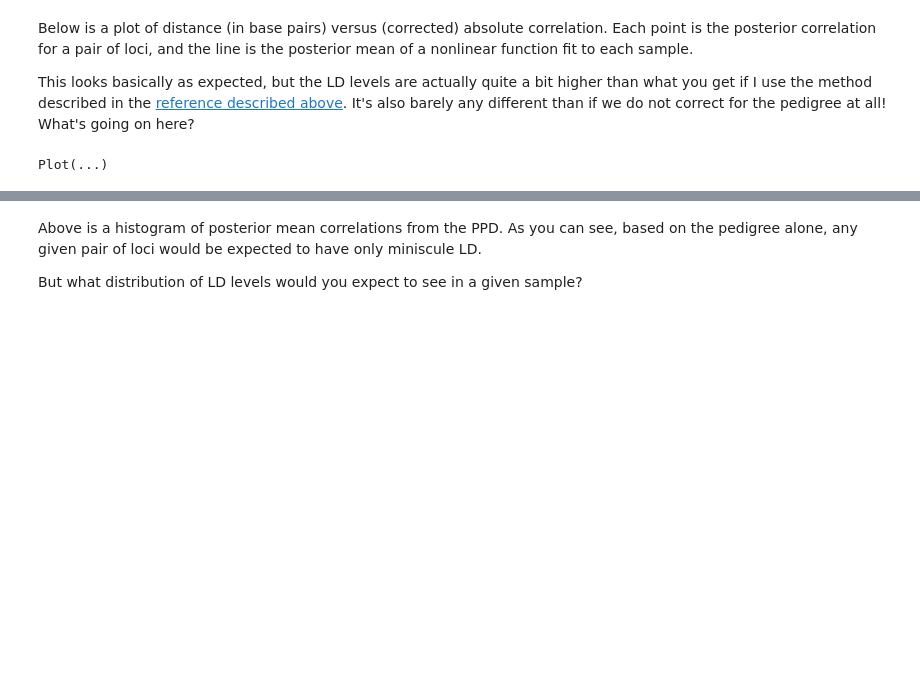
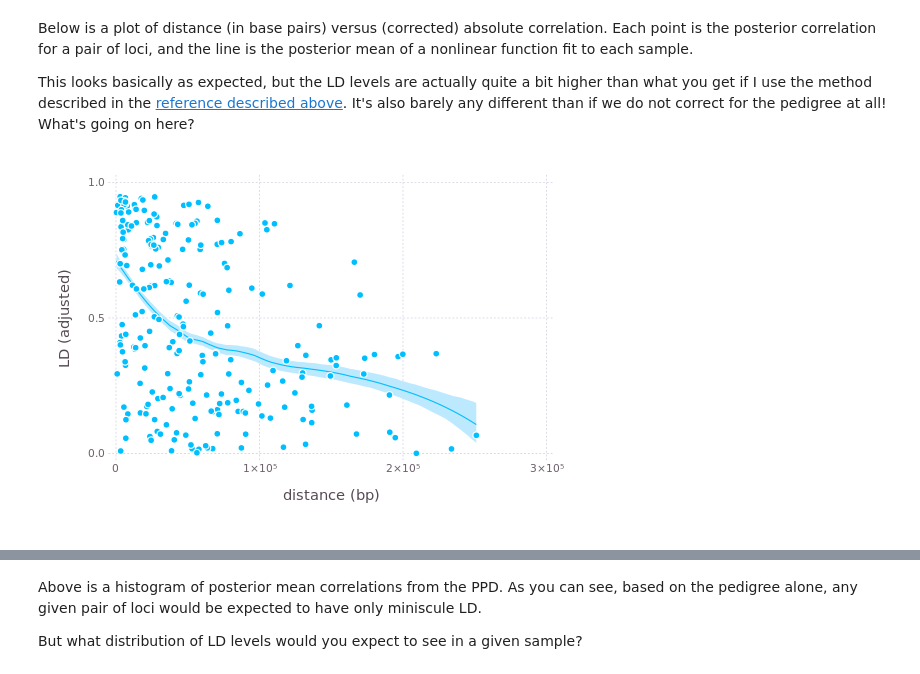
Before and after one commit to thewart/ppc4ped, a Jupyter notebook: notebooks/cayo_LD.ipynb, the cells around one changed output, grey strips where cells are left out. Drawn from its saved outputs; the diff is of its cells as text; code cells hidden in the pictures; blank space fills up the shorter version.

Commit message:
Prettied up the graphs.

```diff
--- a/notebooks/cayo_LD.ipynb
+++ b/notebooks/cayo_LD.ipynb
@@ -110,7 +110,8 @@ Below is a plot of distance (in base pairs) versus (corrected) absolute correlat
 
 This looks basically as expected, but the LD levels are actually quite a bit higher than what you get if I use the method described in the [reference described above](http://www.pubmedcentral.nih.gov/articlerender.fcgi?artid=3282397&tool=pmcentrez&rendertype=abstract). It's also barely any different than if we do not correct for the pedigree at all! What's going on here?
 # %%
-Gadfly.plot(layer(y=abs(mean(r2c,2)),x=plotty[:,1],Geom.point),
-layer(y=mean(lofunc,2),x=xpred,ymin=ylim[:,1],ymax=ylim[:,2],Geom.line,Geom.ribbon))
+p1 = Gadfly.plot(layer(y=abs(mean(r2c,2)),x=plotty[:,1],Geom.point),
+layer(y=mean(lofunc,2),x=xpred,ymin=ylim[:,1],ymax=ylim[:,2],Geom.line,Geom.ribbon),
+Guide.xlabel("distance (bp)"),Guide.ylabel("LD (adjusted)"))
 # %% [output]
-Plot(...)
+[figure, added]
```
Also changed, not shown: parts of 7 cells of this notebook, 1 other file.
